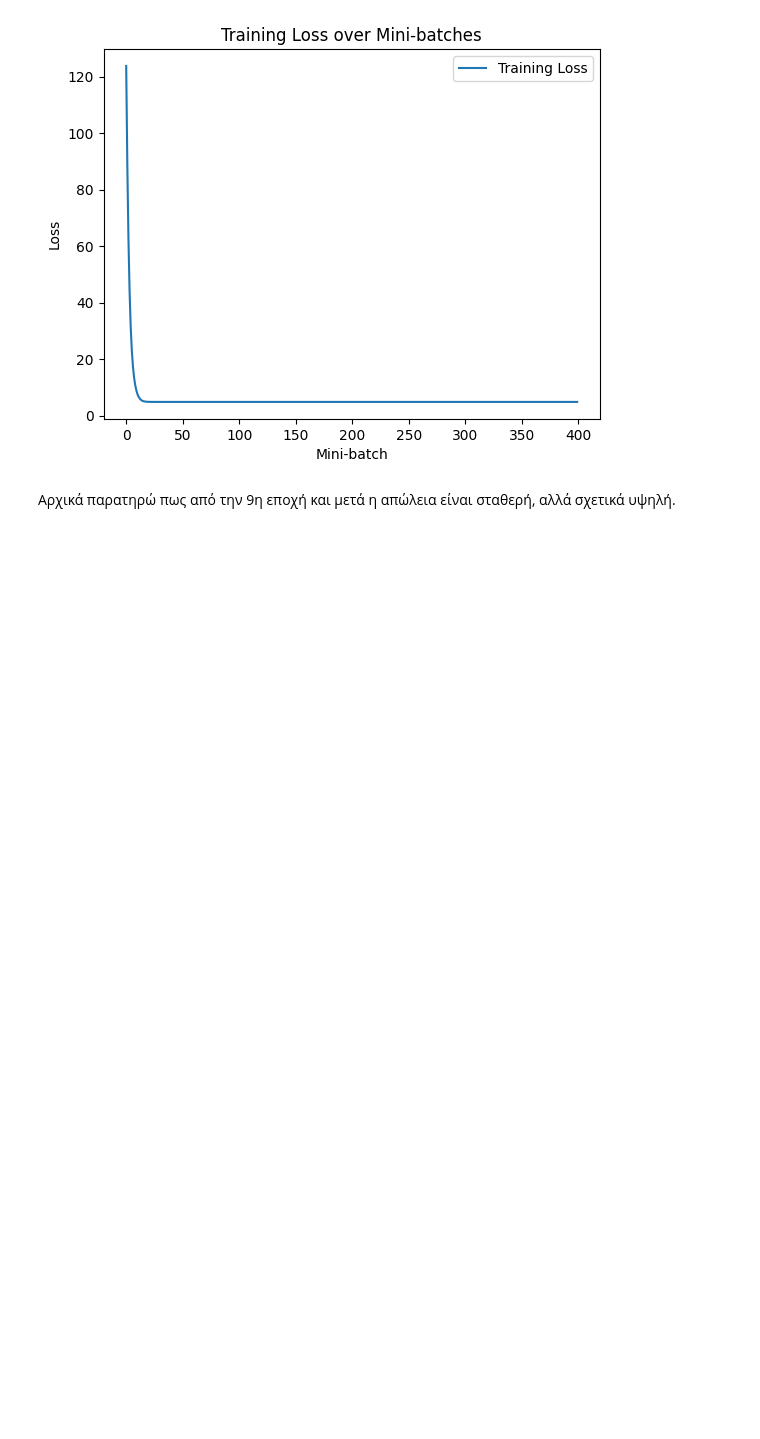
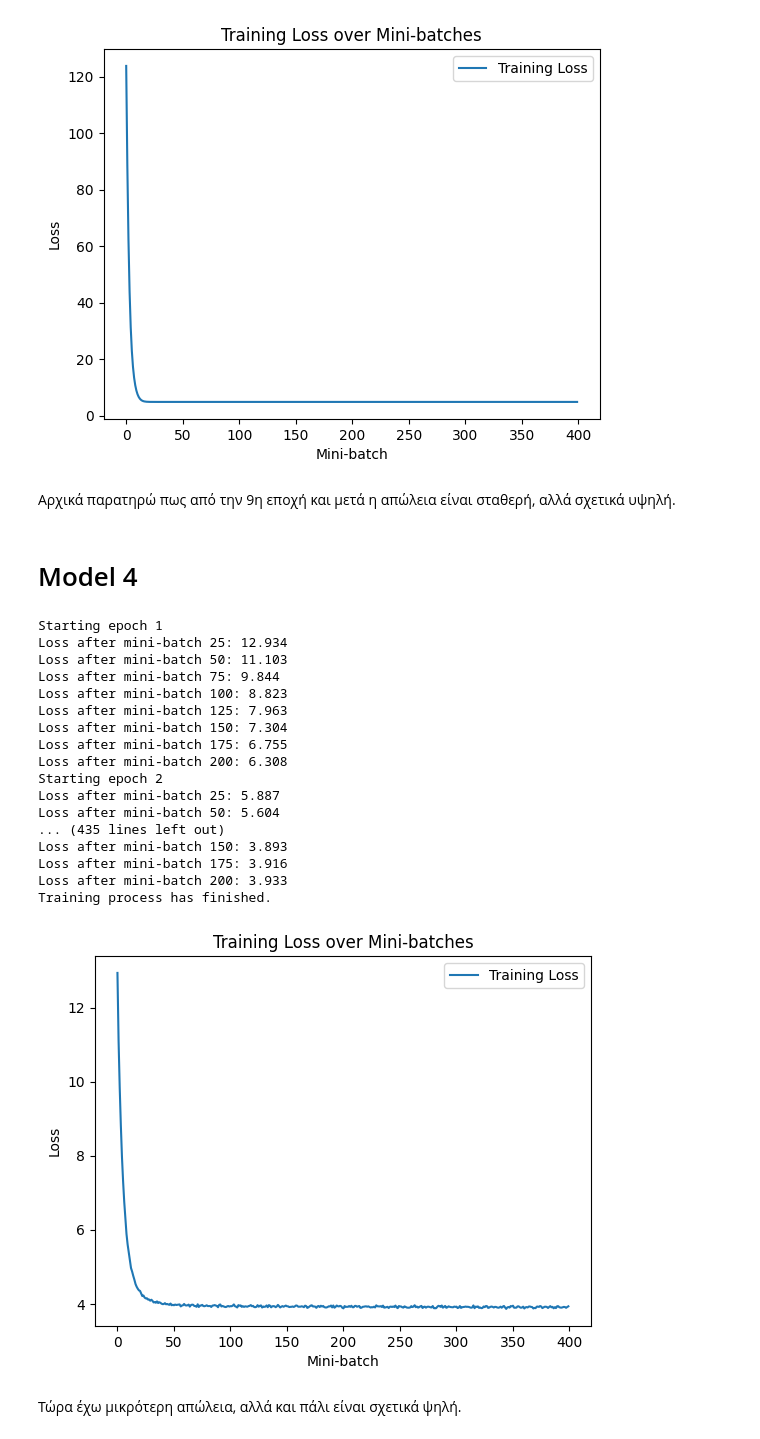
Before and after one commit to Stavroskiig/CNN-MLP-kNN-NC-CIFAR-100, a Jupyter notebook: NN_1st_assignment.ipynb, the cells around one changed output. Saved outputs shown, nothing was run; the diff lists cells and outputs as text; code cells hidden in the pictures; blank space fills up the shorter version.

Commit message:
Add Model_4

```diff
--- a/NN_1st_assignment.ipynb
+++ b/NN_1st_assignment.ipynb
@@ -982,3 +982,73 @@ Training process has finished.
 [figure]
 # %% [markdown]
 Αρχικά παρατηρώ πως από την 9η εποχή και μετά η απώλεια είναι σταθερή, αλλά σχετικά υψηλή.
+# %% [markdown]
+# Model 4
+# %%
+class Model_4(nn.Module):
+  '''
+    Multilayer Perceptron - Model_4.
+  '''
+  def __init__(self, num_features, num_classes, l2_lambda):
+    super(Model_4, self).__init__()
+
+    self.layers = nn.Sequential(
+        nn.Linear(num_features, 512),
+        nn.ReLU(),
+        nn.Linear(512, 256),
+        nn.ReLU(),
+        nn.Linear(256, num_classes)
+    )
+
+    # Apply He Normal initialization to linear layers
+    for layer in self.layers:
+      if isinstance(layer, nn.Linear):
+        nn.init.kaiming_normal_(layer.weight, mode='fan_in', nonlinearity='relu')
+
+    self.l2_lambda = l2_lambda
+
+  def forward(self, x):
+    '''Forward pass'''
+    return self.layers(x)
+
+  def l2_regularization(self):
+    l2_loss = 0
+    for param in self.parameters():
+      l2_loss += torch.sum(param ** 2)
+    return 0.5 * self.l2_lambda * l2_loss
+
+num_features = 87
+num_classes = 100
+l2_lambda = 0.01
+model = Model_4(num_features, num_classes, l2_lambda=l2_lambda)
+loss_function = nn.CrossEntropyLoss()
+
+# Combine cross-entropy loss with L1 regularization
+def loss_with_regularization(outputs, labels):
+  return loss_function(outputs, labels) + model.l2_regularization()
+
+optimizer = optim.Adam(model.parameters(), lr=0.001)
+num_epochs = 50
+
+train_model(model, train_loader, optimizer, loss_with_regularization, num_epochs)
+# %% [output]
+Starting epoch 1
+Loss after mini-batch 25: 12.934
+Loss after mini-batch 50: 11.103
+Loss after mini-batch 75: 9.844
+Loss after mini-batch 100: 8.823
+Loss after mini-batch 125: 7.963
+Loss after mini-batch 150: 7.304
+Loss after mini-batch 175: 6.755
+Loss after mini-batch 200: 6.308
+Starting epoch 2
+Loss after mini-batch 25: 5.887
+Loss after mini-batch 50: 5.604
+... (435 lines left out)
+Loss after mini-batch 150: 3.893
+Loss after mini-batch 175: 3.916
+Loss after mini-batch 200: 3.933
+Training process has finished.
+[figure, added]
+# %% [markdown]
+Τώρα έχω μικρότερη απώλεια, αλλά και πάλι είναι σχετικά ψηλή.
```
